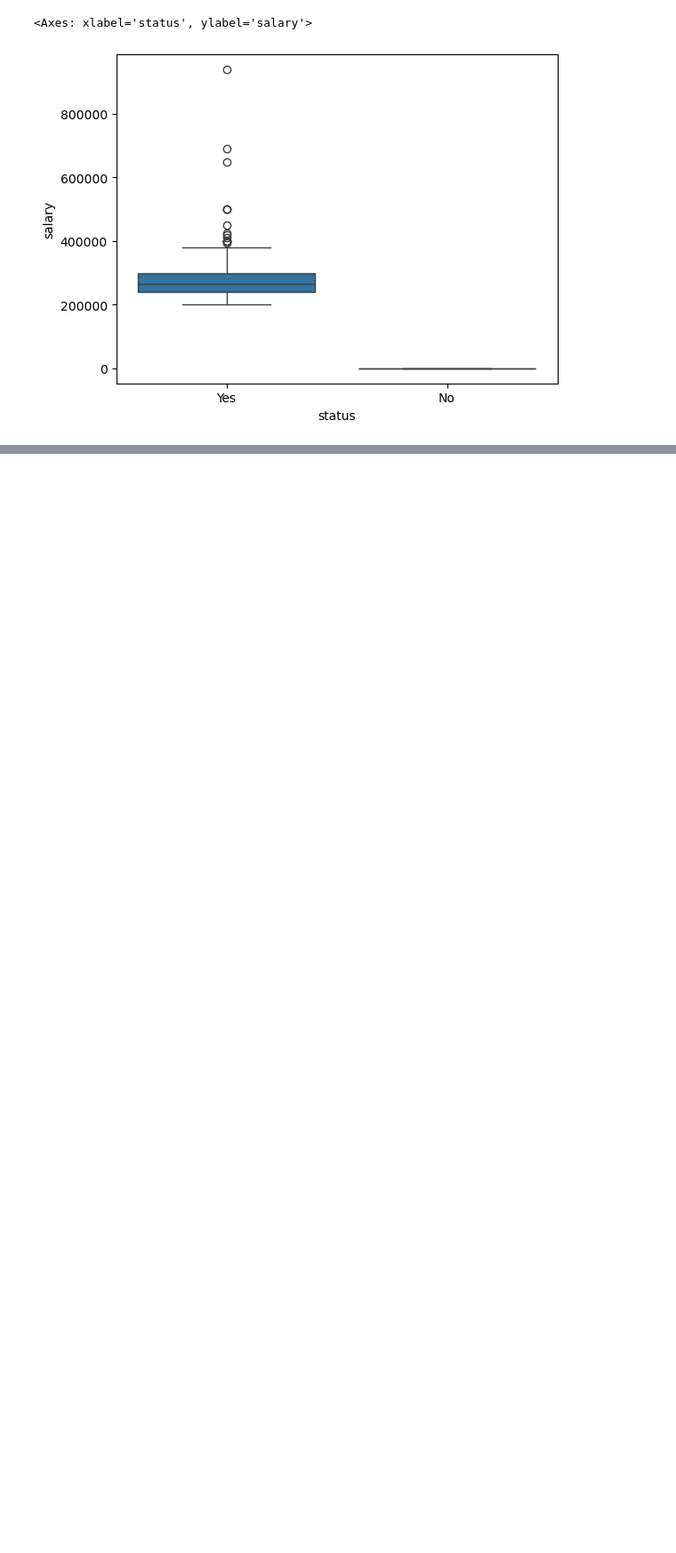
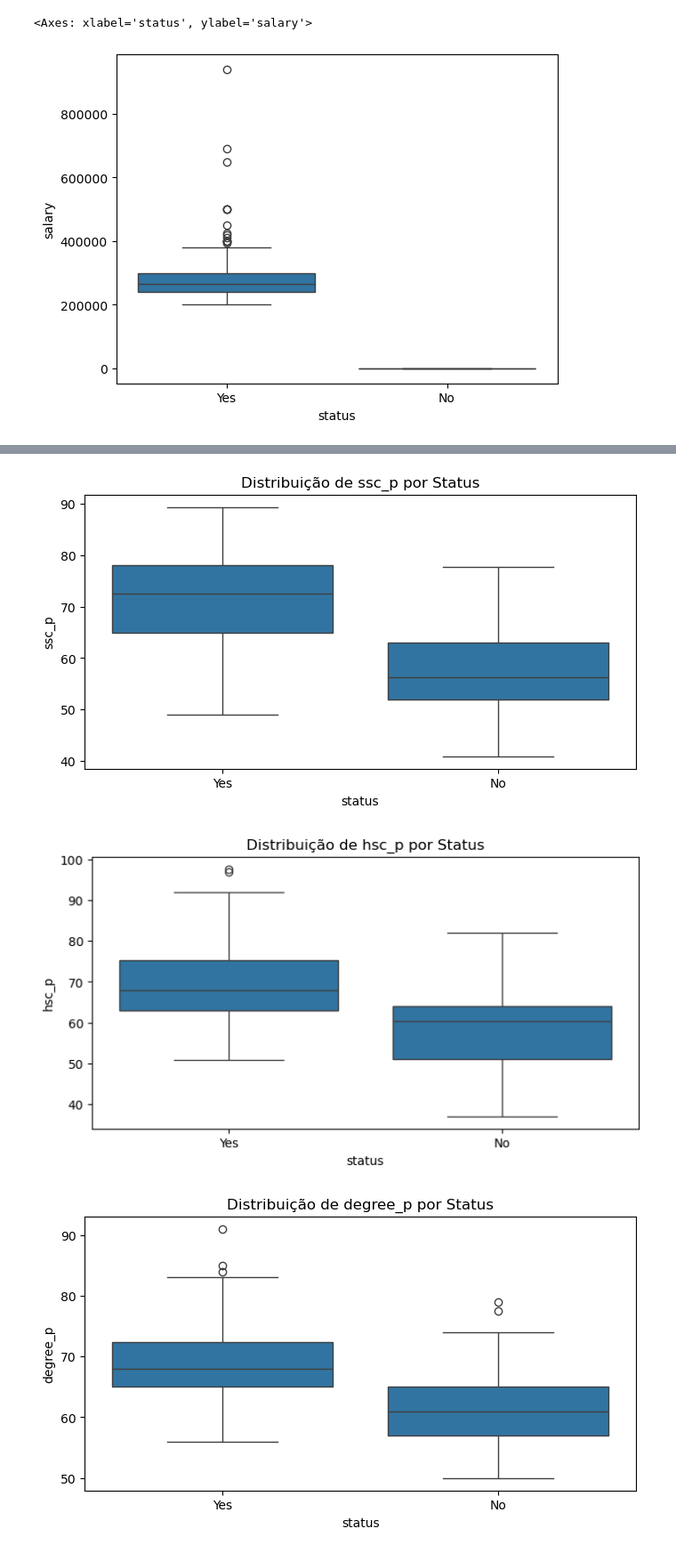
Before and after one commit to thiagofernandes101/ProjetosFiap, a Jupyter notebook: Machine Learning Avancado/Aula 2/Recrutamento/recrutamento-preditivo.ipynb, the cells around one changed output, grey strips where cells are left out. Shown: that part at 89% size. Saved outputs shown, nothing was run; the diff lists cells and outputs as text; code cells hidden in the pictures; blank space fills up the shorter version.

```diff
--- a/Machine Learning Avancado/Aula 2/Recrutamento/recrutamento-preditivo.ipynb
+++ b/Machine Learning Avancado/Aula 2/Recrutamento/recrutamento-preditivo.ipynb
@@ -103,0 +118,11 @@ sb.boxplot(x='status', y='salary', data=dataset)
+# %%
+attributes = ['ssc_p', 'hsc_p', 'degree_p', 'mba_p']
+for attribute in attributes:
+    plt.figure(figsize=(8, 4))
+    sb.boxplot(x='status', y=attribute, data=dataset)
+    plt.title(f'Distribuição de {attribute} por Status')
+    plt.show()
+# %% [output]
+[figure, added]
+[figure, added]
+[figure, added]
```
Also changed, not shown: parts of 29 cells of this notebook, 1 other file.
